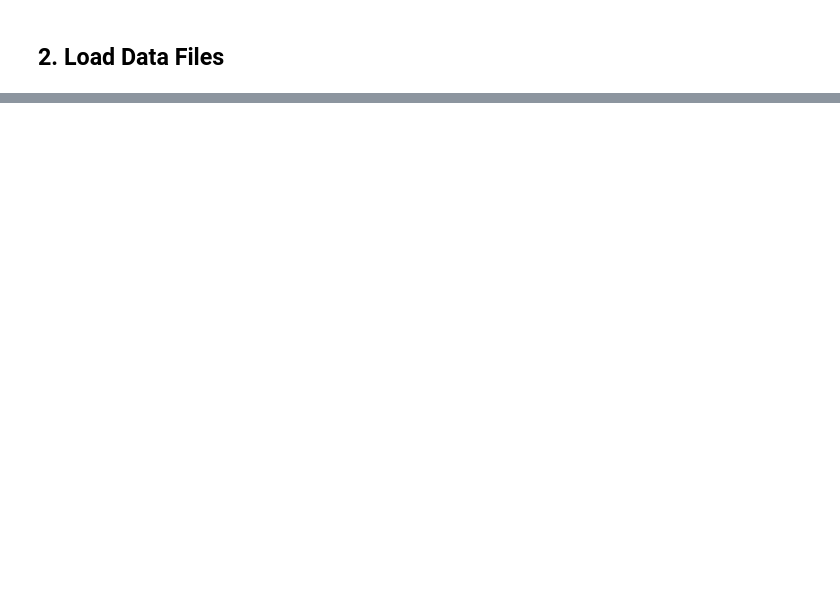
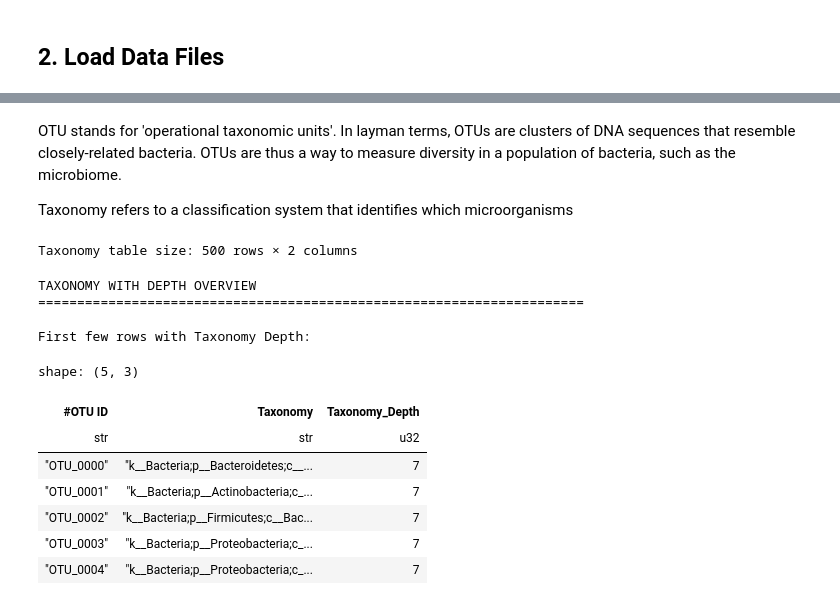
Before and after one commit to zkhechadoorian/coffee-gut-microbiome, a Jupyter notebook: notebooks/01_data_loading_qc.ipynb, the cells around one changed output, grey strips where cells are left out. Saved outputs shown, nothing was run; the diff lists cells and outputs as text; code cells hidden in the pictures; blank space fills up the shorter version.

```diff
--- a/notebooks/01_data_loading_qc.ipynb
+++ b/notebooks/01_data_loading_qc.ipynb
@@ -235,0 +155,34 @@ print(metadata.dtypes.value_counts())
+# %% [markdown]
+OTU stands for 'operational taxonomic units'. In layman terms, OTUs are clusters of DNA sequences that resemble closely-related bacteria. OTUs are thus a way to measure diversity in a population of bacteria, such as the microbiome.
+
+Taxonomy refers to a classification system that identifies which microorganisms
+# %%
+# print size of taxonomy table
+print(f"\nTaxonomy table size: {taxonomy.shape[0]} rows × {taxonomy.shape[1]} columns")
+# %% [output]
+Taxonomy table size: 500 rows × 2 columns
+# %%
+# count taxonomy depths
+taxonomy_depths = taxonomy['Taxonomy'].str.split(';').list.len()
+
+# add taxonomy depths as a new column
+taxonomy = taxonomy.with_columns(pl.Series(name='Taxonomy_Depth', values=taxonomy_depths))
+
+# display new head
+print("\nTAXONOMY WITH DEPTH OVERVIEW")
+print("=" * 70)
+print(f"\nFirst few rows with Taxonomy Depth:")
+taxonomy.head()
+# %% [output]
+TAXONOMY WITH DEPTH OVERVIEW
+======================================================================
+
+First few rows with Taxonomy Depth:
+shape: (5, 3)
+| #OTU ID | Taxonomy | Taxonomy_Depth |
+| str | str | u32 |
+| "OTU_0000" | "k__Bacteria;p__Bacteroidetes;c__... | 7 |
+| "OTU_0001" | "k__Bacteria;p__Actinobacteria;c_... | 7 |
+| "OTU_0002" | "k__Bacteria;p__Firmicutes;c__Bac... | 7 |
+| "OTU_0003" | "k__Bacteria;p__Proteobacteria;c_... | 7 |
+| "OTU_0004" | "k__Bacteria;p__Proteobacteria;c_... | 7 |
```
Also changed, not shown: parts of 34 cells of this notebook.
